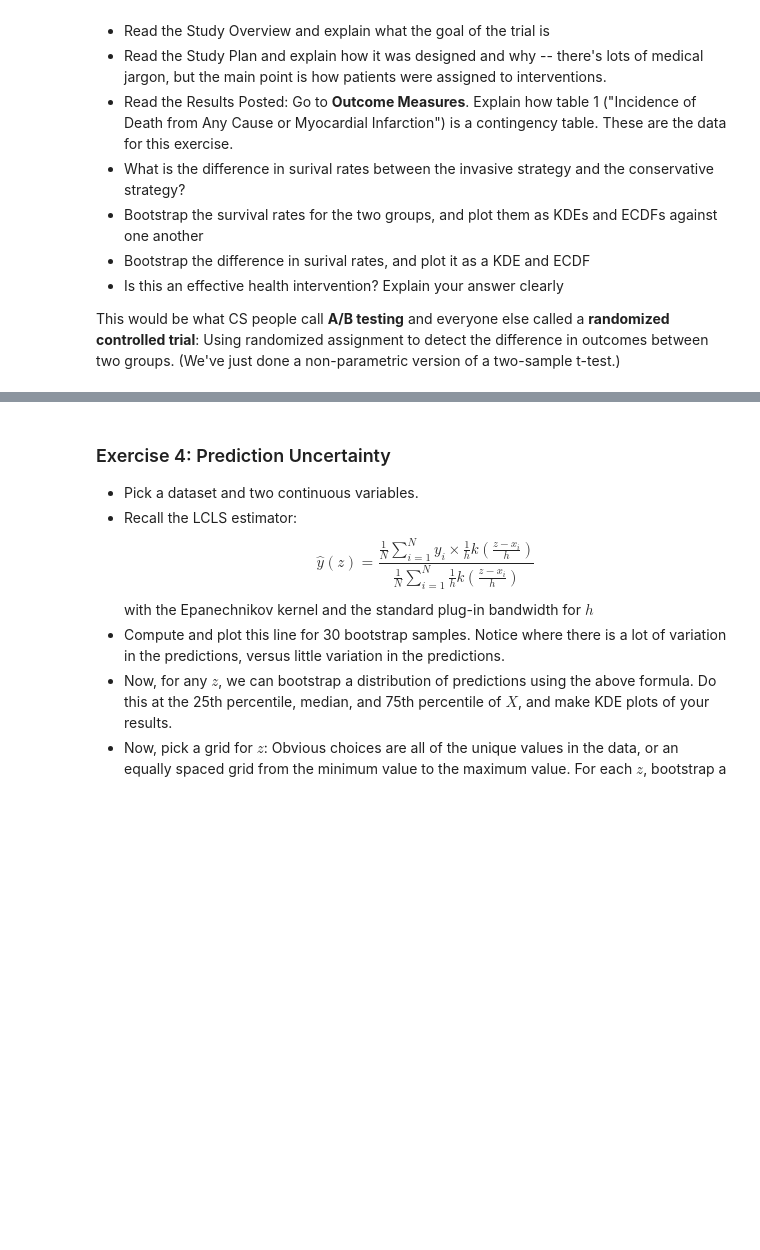
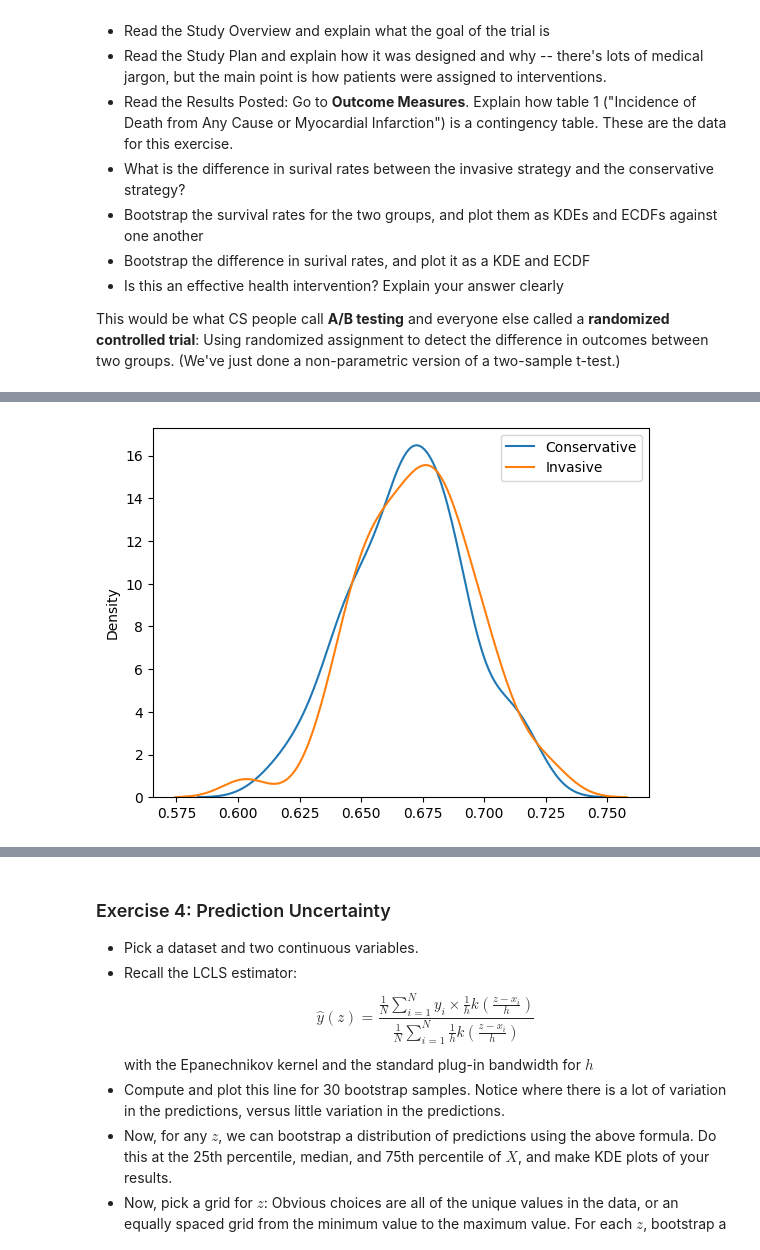
Before and after one commit to gegeorge25/DS5030_public_repo_grace_george, a Jupyter notebook: assignment_4.ipynb, the cells around one changed output, grey strips where cells are left out. Drawn from its saved outputs; the diff is of its cells as text; code cells hidden in the pictures; blank space fills up the shorter version.

```diff
--- a/assignment_4.ipynb
+++ b/assignment_4.ipynb
@@ -181,0 +184,11 @@ This would be what CS people call **A/B testing** and everyone else called a **r
+# %%
+n_con = 389
+y_con = np.ones(n_con)
+y_con[:129] = 0
+df_con = pd.DataFrame({'arm':'conservative','outcome':y_con})
+# %%
+n_con=388
+y_inv=np.ones(n_con)
+y_inv[:129]=0
+df_inv = pd.DataFrame({'arm':'invasive','outcome':y_inv})
+df_inv.head
@@ -181,0 +227,13 @@ This would be what CS people call **A/B testing** and everyone else called a **r
+# %%
+est_con=[]
+est_inv=[]
+est_diff=[]
+for i in range(100):
+    con=df_con.sample(frac=1.0,replace=True)
+    inv=df_inv.sample(frac=1.0,replace=True)
+    est_con.append(con['outcome'].mean())
+    est_inv.append(inv['outcome'].mean())
+    est_diff.append(con['outcome'].mean()-inv['outcome'].mean())
+print(est_con)
+print(est_inv)
+print(est_diff)
@@ -181,0 +244,7 @@ This would be what CS people call **A/B testing** and everyone else called a **r
+# %%
+sns.kdeplot(est_con,label="Conservative")
+sns.kdeplot(est_inv,label='Invasive')
+plt.legend()
+plt.show()
+# %% [output]
+[figure, added]
```
Also changed, not shown: parts of 16 cells of this notebook.
